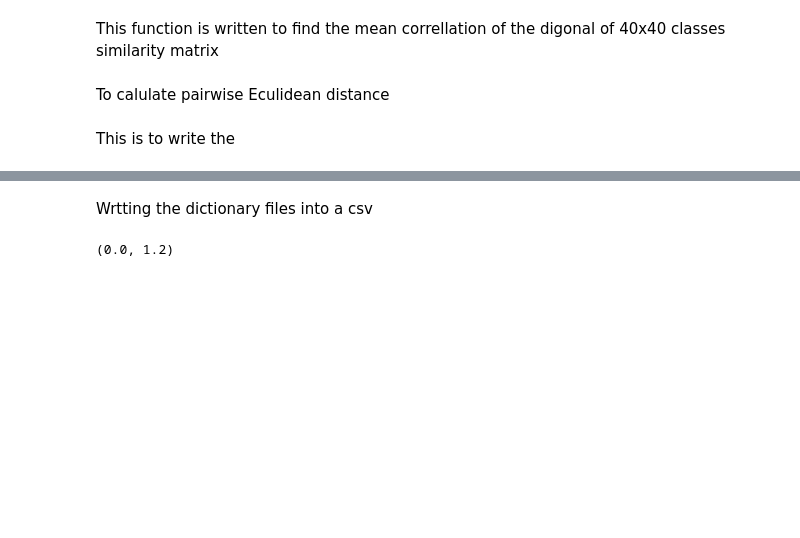
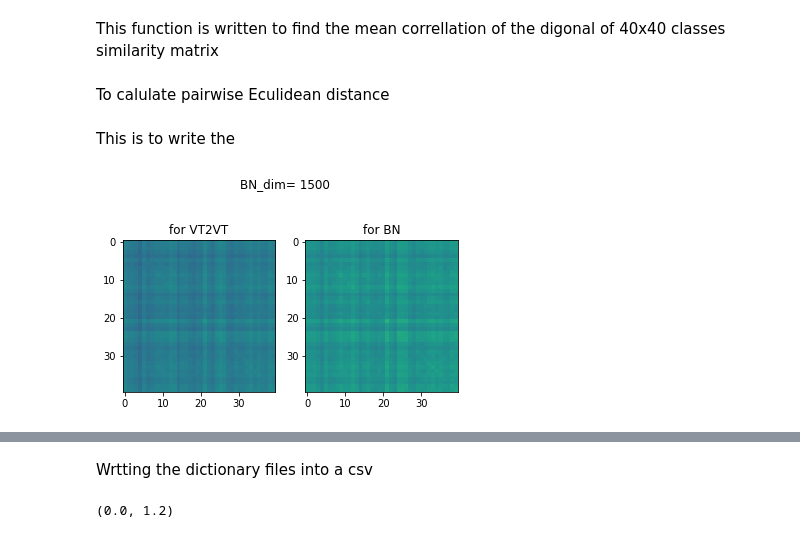
Before and after one commit to mehdi-or/203B, a Jupyter notebook: Metadata_making_fMRI.ipynb, the cells around one changed output, grey strips where cells are left out. Cells and saved outputs as stored; diff of their text form; code cells hidden in the pictures; blank space fills up the shorter version.

```diff
--- a/Metadata_making_fMRI.ipynb
+++ b/Metadata_making_fMRI.ipynb
@@ -31,15 +32,15 @@ def load_data(subject, dim=20):
 # %% [markdown]
 This function is written to find the mean correllation of the digonal of 40x40 classes similarity matrix
 # %%
-def class_diagonal(categ_aranged, corr, num_trials, test_label):
+def class_diagonal(categ_aranged, corr, num_trials, y_test):
 
   diag_index = range(num_trials) # to find the index of the diagonals of the test-set matrix
   corr_zero = np.copy(corr)
   corr_zero[diag_index, diag_index]=0 # to remove the auto-correlaiton of the trials
   corr_df = pd.DataFrame(corr_zero) # turning it to DataFrame to make my life easier by ALOT
-  corr_df.columns=test_label # to name the columns of the correlation
-  corr_df.index = test_label # to name the rows of the correlation
-  unique_class = np.unique(test_label) # to find what uniqw classes we have in the test-set
+  corr_df.columns=y_test # to name the columns of the correlation
+  corr_df.index = y_test # to name the rows of the correlation
+  unique_class = np.unique(y_test) # to find what uniqw classes we have in the test-set
   class_matrix_corr = np.zeros((len(unique_class),len(unique_class))) # this is the correlation of the mean values of the classes
   #trial_matrix_corr = np.zeros(corr.shape) # this is the correlation of every trials based on the arranged categories
   #trial_matrix_corr =np.zeros(corr.shape) # this is the correlation of every trials based on the arranged categories
@@ -66,64 +67,70 @@ def EDM(A,B):
 This is to write the
 # %%
 networks = ['AE_plain', 'AE_plus'] # which network arichitecture we want to use
-subjects = range(37,47) # subjects we are looking at
+subjects = range(37,39) # subjects we are looking at
 label = pd.read_csv('/content/gdrive/MyDrive/Colab Notebooks/CNC data/label.csv').values # reading the labels based on the order showing to the subjects
 categ_aranged = pd.read_csv('/content/gdrive/MyDrive/Colab Notebooks/CNC data/unique_aranged.csv', header=None).iloc[:,1].values # these are 40 classes that are arranged based on categories
 #the map for all subject is the same so any one would be fine for it. I am using subjects[0]
 #map = pd.read_csv('/content/gdrive/MyDrive/Colab Notebooks/fMRI/VT/AE_plain/s' + str(subjects[0])+ '/map2.csv', header=None ).values.astype(int)
 map = pd.read_csv('/content/gdrive/MyDrive/Colab Notebooks/dim_reduc_project/AE_plus/fMRI/s' + str(subjects[0])+ '/map2.csv', header=None ).values.astype(int)
-test_label = label[map] # finding which exaplars were used in the test-set while training the AE/AE+
-test_label= test_label.reshape(test_label.shape[0])
+y_test = label[map] # finding which exaplars were used in the test-set while training the AE/AE+
+y_test= y_test.reshape(y_test.shape[0])
 num_trials = map.shape[0]
+
 accuracy_dictionary ={} #creating bunch of dictionaries to store data
 corr_dictionary = {}
 corr_class_dictionary = {}
-
 corr_BN_class_dictionary = {}
-corr_BN_class_dictionary_new = {}
+#corr_BN_class_dictionary_new = {}
 dims = [1500, 1000, 500, 250, 200, 150, 100, 60, 50, 30, 20, 15, 10, 5, 2] # mdimension of the BottleNeck
 for subject in subjects:
   [accuracy,_,_,_] = load_data(subject)
-  corr_list = [] # a list of correlaion of the decoded examplars vs actual imput for subject i (900x900)
-  corr_class_list = [] # a list of correlation of the categoreies for VT and decoded (40x40)
-  corr_BN_class_list = [] # a list of correlation of the categoreies for BN(40x40)
-  corr_BN_class_list_new = [] # a list of correlation of the categoreies for BN(40x40) based on "to calculate the "diag_corr-off_diag_corr"
+  corr_list = [] # a list of correlaion of the decoded examplars (1x15)
+  class_corr_list = [] # a list of correlation of the categoreies for decoded examplars (1x15)
+  class_corr_BN_list = [] # a list of correlation of the categoreies for BN(1x15)
+  categ = np.unique(y_test)
+  num_trials = len(y_test)
   for dim in dims:
-        [_,X_test,decoded_VT, BN] = load_data(subject, dim)
-        corr = np.corrcoef(X_test, decoded_VT) # correlation of input and decoded VT
-        indx = int(corr.shape[0]/2)
-        corr=corr[indx:,:indx] # we want only the part of the correlation matrix between the X_test and decoded_VT
-        diagonal_corr_mean= np.diagonal(corr).mean()
-        corr_list.append(diagonal_corr_mean) # listing the mean of the diagonal of correlation for each dimension
+      [accuracy, X_test, decoded_VT, BN] = load_data(subject, dim)
+      corr0 = np.corrcoef(X_test, decoded_VT)
+      indx = int(corr0.shape[0]/2)
+      corr=corr0[indx:,:indx] # we want only the part of the correlation matrix between the X_test and decoded_img
+      corr_BN = np.corrcoef(BN)
 
-        class_matrix_corr = class_diagonal(categ_aranged, corr, num_trials, test_label)
-        diagonal_class_corr_mean = np.diagonal(class_matrix_corr).mean()
-        corr_class_list.append(diagonal_class_corr_mean) # the mean correlation of the the diagonal based on the categories (not examplars) for VT input to decoded VT output
+      diagonal_corr_mean= np.diagonal(corr).mean()
+      corr_list.append(diagonal_corr_mean) # listing the mean of the diagonal of correlation for each dimension
 
-        corr_BN = np.corrcoef(BN)
-        class_matrix_corr_BN = class_diagonal(categ_aranged, corr_BN, num_trials, test_label)
-        diagonal_class_corr_BN_mean = np.diagonal(class_matrix_corr_BN).mean() # the mean of diagonal
-        corr_BN_class_list.append(diagonal_class_corr_BN_mean) # the mean correlation of the the diagonal based on the categories (not examplars) for BN
-        #to calculate the "diag_corr/off_diag_corr"
-        off_diag = np.where(~np.eye(class_matrix_corr_BN.shape[0],dtype=bool))
-        diagonal_matrix_corr_off_diag_mean = class_matrix_corr_BN[off_diag].mean()
-        #diagonal_matrix_corr_off_diag_mean = class_matrix_corr_off_diag.mean().mean()
-        diagonal_class_corr_BN_mean_new = diagonal_class_corr_BN_mean - diagonal_matrix_corr_off_diag_mean
-        corr_BN_class_list_new.append(diagonal_class_corr_BN_mean_new)
+      class_corr = class_diagonal(categ, corr, num_trials, y_test)
+      class_corr_diagonal_mean = np.diagonal(class_corr).mean()
+      #to calculate the off_diag_corr for reconstuct"
+      off_diag_indx0 = np.where(~np.eye(class_corr.shape[0],dtype=bool))
+      class_corr_off_diag_mean = class_corr[off_diag_indx0].mean()
+      class_corr_relative = class_corr_diagonal_mean - class_corr_off_diag_mean
+      class_corr_list.append(class_corr_relative) # the mean correlation of the the "digaonal - off_diagonal" based on the categories (not examplars) for BN
 
 
-        if subject==subjects[-1]:
-          fig, (ax1, ax2) = plt.subplots(1,2)
-          ax1.imshow(class_matrix_corr, vmin = 0, vmax =0.9)
-          ax2.imshow(class_matrix_corr_BN, vmin = 0, vmax =0.9)
-          fig.suptitle('BN_dim= '+ str(dim))
-          ax1.set_title('for VT2VT')
-          ax2.set_title('for BN')
+      class_corr_BN = class_diagonal(categ, corr_BN, num_trials, y_test)
+      class_corr_BN_diagonal_mean = np.diagonal(class_corr_BN).mean()
+      #to calculate the off_diag_corr_BN"
+      off_diag_indx = np.where(~np.eye(class_corr_BN.shape[0],dtype=bool))
+      class_corr_BN_off_diag_mean = class_corr_BN[off_diag_indx].mean()
+      class_corr_BN_relative = class_corr_BN_diagonal_mean - class_corr_BN_off_diag_mean
+      class_corr_BN_list.append(class_corr_BN_relative) # the mean correlation of the the "digaonal - off_diagonal" based on the categories (not examplars) for BN
+
+
+      if subject==subjects[-1]:
+        fig, (ax1, ax2) = plt.subplots(1,2)
+        ax1.imshow(class_corr, vmin = 0, vmax =0.9)
+        ax2.imshow(class_corr_BN, vmin = 0, vmax =0.9)
+        fig.suptitle('BN_dim= '+ str(dim))
+        ax1.set_title('for VT2VT')
+        ax2.set_title('for BN')
 
   corr_dictionary['subject%s' %subject] = corr_list
-  corr_class_dictionary['subject%s' %subject] = corr_class_list
+  corr_class_dictionary['subject%s' %subject] = class_corr_list
 
   accuracy_dictionary['subject%s' %subject] = accuracy
 
-  corr_BN_class_dictionary['subject%s' %subject] = corr_BN_class_list
-  corr_BN_class_dictionary_new ['subject%s' %subject] = corr_BN_class_list_new
+  corr_BN_class_dictionary['subject%s' %subject] = class_corr_BN_list
+# %% [output]
+[figure, added]
```
Also changed, not shown: parts of 4 cells of this notebook.
